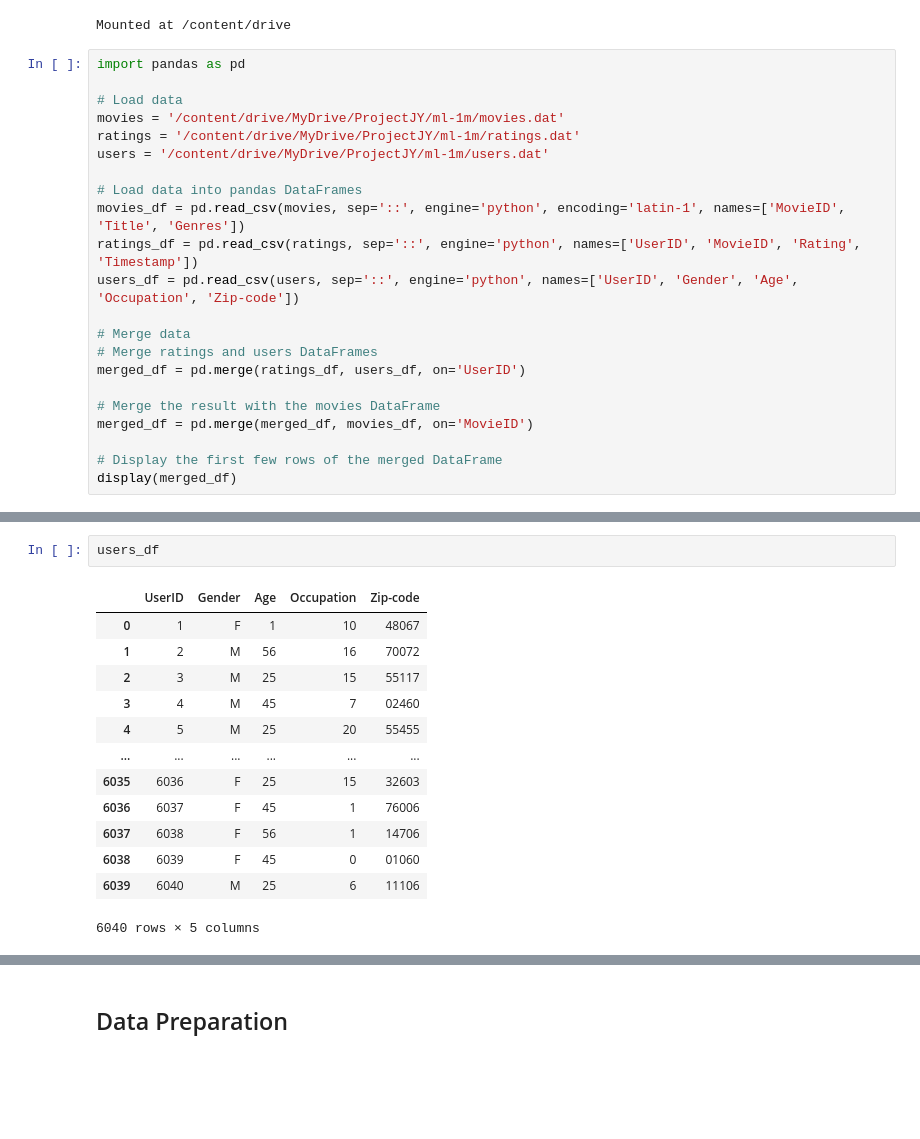
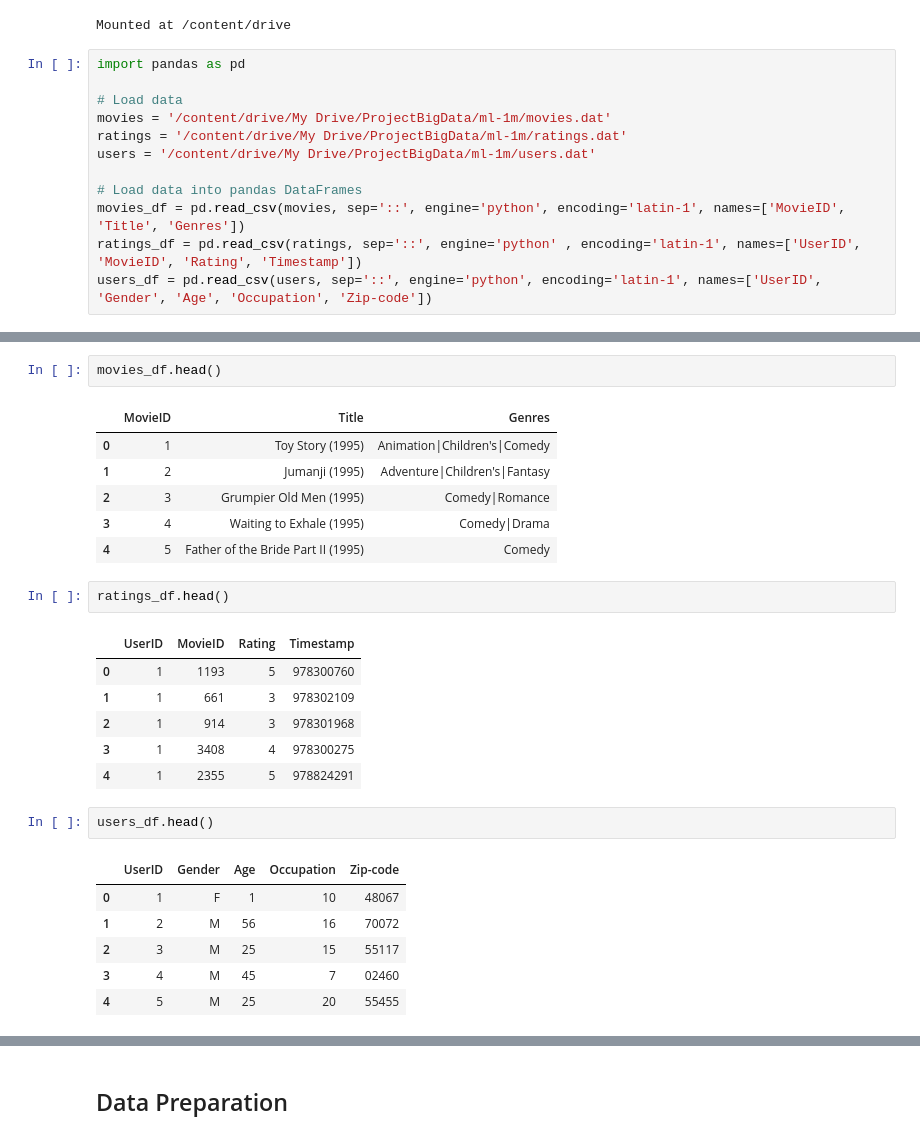
Before and after one commit to woraphonp-038-5/Project-Big-Data, a Jupyter notebook: ThaiBaan_Data_Analytics_and_Modeling.ipynb, the cells around one changed output, grey strips where cells are left out. Cells and saved outputs as stored; diff of their text form; blank space fills up the shorter version.

```diff
--- a/ThaiBaan_Data_Analytics_and_Modeling.ipynb
+++ b/ThaiBaan_Data_Analytics_and_Modeling.ipynb
@@ -191,21 +76,11 @@ Mounted at /content/drive
 import pandas as pd
 
 # Load data
-movies = '/content/drive/MyDrive/ProjectJY/ml-1m/movies.dat'
-ratings = '/content/drive/MyDrive/ProjectJY/ml-1m/ratings.dat'
-users = '/content/drive/MyDrive/ProjectJY/ml-1m/users.dat'
+movies = '/content/drive/My Drive/ProjectBigData/ml-1m/movies.dat'
+ratings = '/content/drive/My Drive/ProjectBigData/ml-1m/ratings.dat'
+users = '/content/drive/My Drive/ProjectBigData/ml-1m/users.dat'
 
 # Load data into pandas DataFrames
 movies_df = pd.read_csv(movies, sep='::', engine='python', encoding='latin-1', names=['MovieID', 'Title', 'Genres'])
-ratings_df = pd.read_csv(ratings, sep='::', engine='python', names=['UserID', 'MovieID', 'Rating', 'Timestamp'])
-users_df = pd.read_csv(users, sep='::', engine='python', names=['UserID', 'Gender', 'Age', 'Occupation', 'Zip-code'])
-
-# Merge data
-# Merge ratings and users DataFrames
-merged_df = pd.merge(ratings_df, users_df, on='UserID')
-
-# Merge the result with the movies DataFrame
-merged_df = pd.merge(merged_df, movies_df, on='MovieID')
-
-# Display the first few rows of the merged DataFrame
-display(merged_df)
+ratings_df = pd.read_csv(ratings, sep='::', engine='python' , encoding='latin-1', names=['UserID', 'MovieID', 'Rating', 'Timestamp'])
+users_df = pd.read_csv(users, sep='::', engine='python', encoding='latin-1', names=['UserID', 'Gender', 'Age', 'Occupation', 'Zip-code'])
@@ -226,16 +87,27 @@ display(merged_df)
+# %%
+movies_df.head()
+# %% [output]
+|  | MovieID | Title | Genres |
+| 0 | 1 | Toy Story (1995) | Animation|Children's|Comedy |
+| 1 | 2 | Jumanji (1995) | Adventure|Children's|Fantasy |
+| 2 | 3 | Grumpier Old Men (1995) | Comedy|Romance |
+| 3 | 4 | Waiting to Exhale (1995) | Comedy|Drama |
+| 4 | 5 | Father of the Bride Part II (1995) | Comedy |
+# %%
+ratings_df.head()
+# %% [output]
+|  | UserID | MovieID | Rating | Timestamp |
+| 0 | 1 | 1193 | 5 | 978300760 |
+| 1 | 1 | 661 | 3 | 978302109 |
+| 2 | 1 | 914 | 3 | 978301968 |
+| 3 | 1 | 3408 | 4 | 978300275 |
+| 4 | 1 | 2355 | 5 | 978824291 |
 # %%
-users_df
+users_df.head()
 # %% [output]
 |  | UserID | Gender | Age | Occupation | Zip-code |
 | 0 | 1 | F | 1 | 10 | 48067 |
 | 1 | 2 | M | 56 | 16 | 70072 |
 | 2 | 3 | M | 25 | 15 | 55117 |
 | 3 | 4 | M | 45 | 7 | 02460 |
 | 4 | 5 | M | 25 | 20 | 55455 |
-| ... | ... | ... | ... | ... | ... |
-| 6035 | 6036 | F | 25 | 15 | 32603 |
-| 6036 | 6037 | F | 45 | 1 | 76006 |
-| 6037 | 6038 | F | 56 | 1 | 14706 |
-| 6038 | 6039 | F | 45 | 0 | 01060 |
-| 6039 | 6040 | M | 25 | 6 | 11106 |
-6040 rows × 5 columns
```
Also changed, not shown: parts of 62 cells of this notebook.
